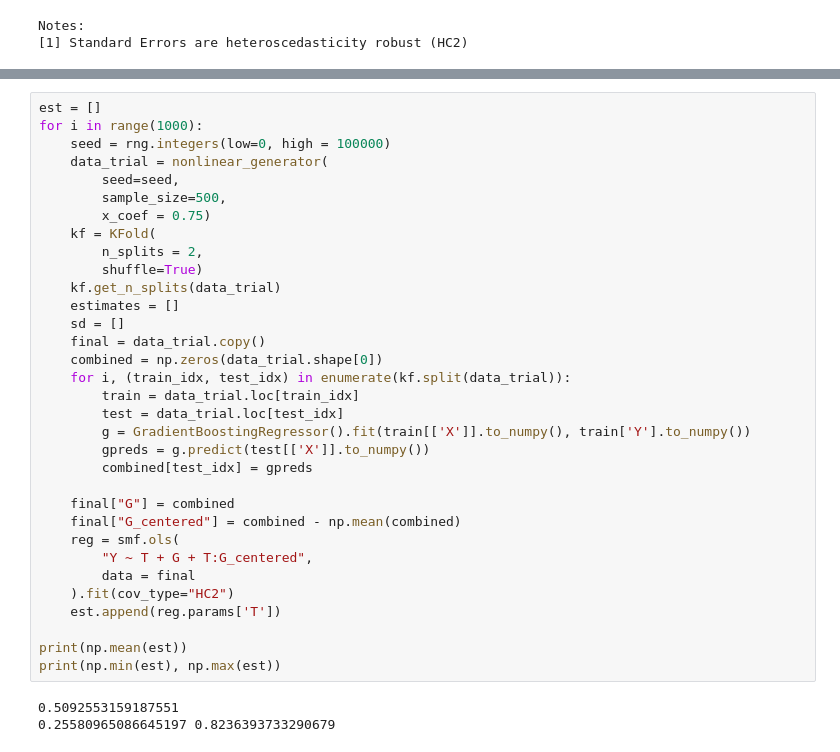
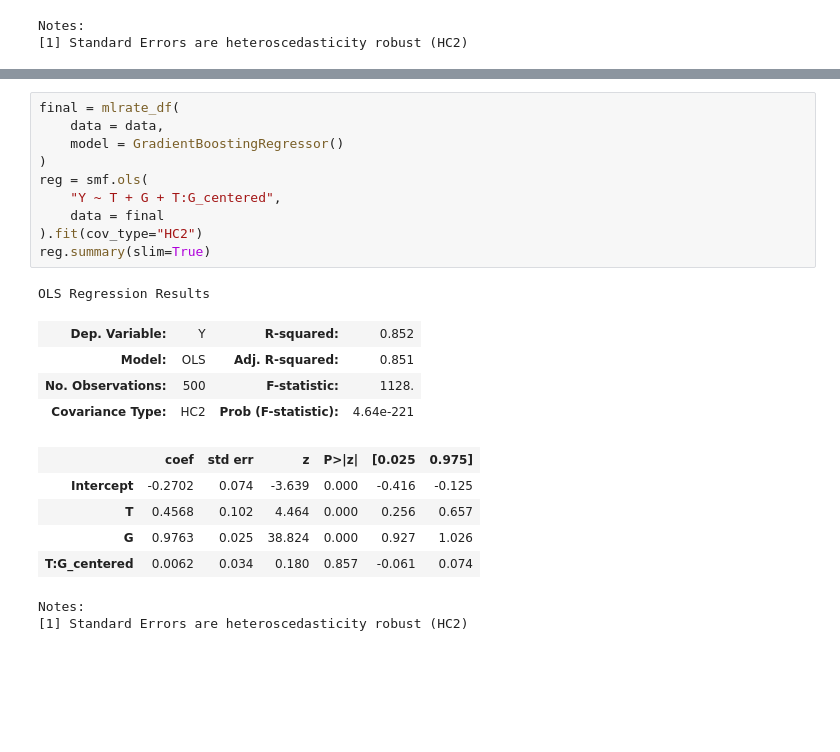
Before and after one commit to alexanderoa/blog_code, a Jupyter notebook: nonlinear_adjust/nonlinear_adjust.ipynb, the cells around one changed output, grey strips where cells are left out. Drawn from its saved outputs; the diff is of its cells as text; blank space fills up the shorter version.

```diff
--- a/nonlinear_adjust/nonlinear_adjust.ipynb
+++ b/nonlinear_adjust/nonlinear_adjust.ipynb
@@ -187,36 +72,23 @@ print(np.min(est), np.max(est))
-# %%
-est = []
-for i in range(1000):
-    seed = rng.integers(low=0, high = 100000)
-    data_trial = nonlinear_generator(
-        seed=seed,
-        sample_size=500,
-        x_coef = 0.75)
-    kf = KFold(
-        n_splits = 2,
-        shuffle=True)
-    kf.get_n_splits(data_trial)
-    estimates = []
-    sd = []
-    final = data_trial.copy()
-    combined = np.zeros(data_trial.shape[0])
-    for i, (train_idx, test_idx) in enumerate(kf.split(data_trial)):
-        train = data_trial.loc[train_idx]
-        test = data_trial.loc[test_idx]
-        g = GradientBoostingRegressor().fit(train[['X']].to_numpy(), train['Y'].to_numpy())
-        gpreds = g.predict(test[['X']].to_numpy())
-        combined[test_idx] = gpreds
-
-    final["G"] = combined
-    final["G_centered"] = combined - np.mean(combined)
-    reg = smf.ols(
-        "Y ~ T + G + T:G_centered",
-        data = final
-    ).fit(cov_type="HC2")
-    est.append(reg.params['T'])
-
-print(np.mean(est))
-print(np.min(est), np.max(est))
-# %% [output]
-0.5092553159187551
-0.25580965086645197 0.8236393733290679
+# %%
+final = mlrate_df(
+    data = data,
+    model = GradientBoostingRegressor()
+)
+reg = smf.ols(
+    "Y ~ T + G + T:G_centered",
+    data = final
+).fit(cov_type="HC2")
+reg.summary(slim=True)
+# %% [output]
+OLS Regression Results
+| Dep. Variable: | Y | R-squared: | 0.852 |
+| Model: | OLS | Adj. R-squared: | 0.851 |
+| No. Observations: | 500 | F-statistic: | 1128. |
+| Covariance Type: | HC2 | Prob (F-statistic): | 4.64e-221 |
+|  | coef | std err | z | P>|z| | [0.025 | 0.975] |
+| Intercept | -0.2702 | 0.074 | -3.639 | 0.000 | -0.416 | -0.125 |
+| T | 0.4568 | 0.102 | 4.464 | 0.000 | 0.256 | 0.657 |
+| G | 0.9763 | 0.025 | 38.824 | 0.000 | 0.927 | 1.026 |
+| T:G_centered | 0.0062 | 0.034 | 0.180 | 0.857 | -0.061 | 0.074 |
+Notes:
+[1] Standard Errors are heteroscedasticity robust (HC2)
```
Also changed, not shown: parts of 8 cells of this notebook, 1 other file.
